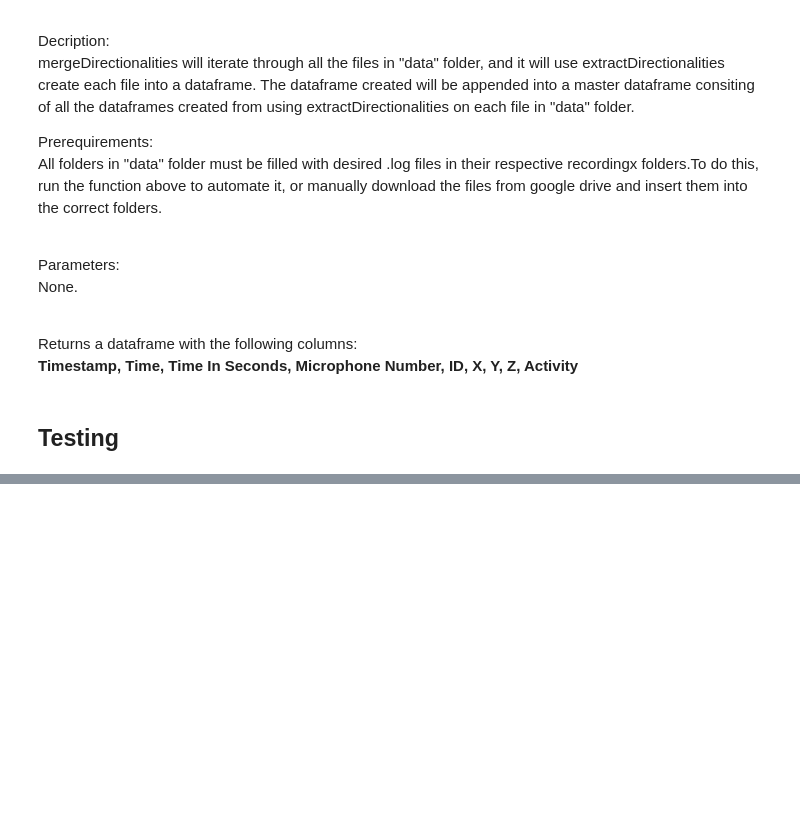
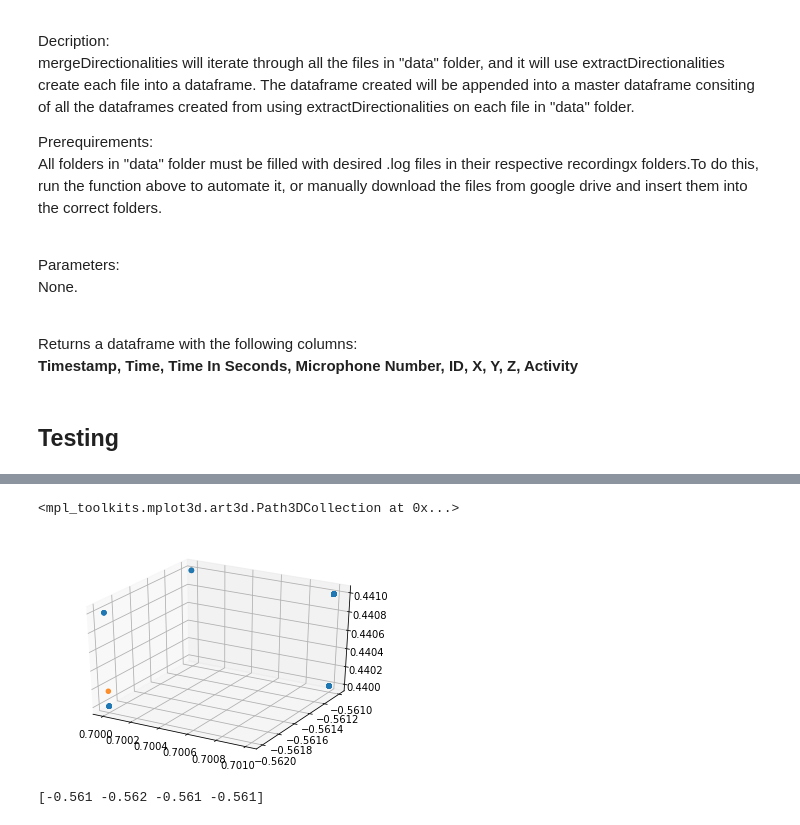
Before and after one commit to yihanhu97/SoundMapping-ODAS, a Jupyter notebook: postprocessing/extractDirectionality.ipynb, the cells around one changed output, grey strips where cells are left out. Cells and saved outputs as stored; diff of their text form; code cells hidden in the pictures; blank space fills up the shorter version.

```diff
--- a/postprocessing/extractDirectionality.ipynb
+++ b/postprocessing/extractDirectionality.ipynb
@@ -158,0 +191,11 @@ To retain the current behavior and silence the warning, pass 'sort=True'.
+# %%
+ax = plt.axes(projection='3d')
+ax.scatter(data['X'].values,data['Y'].values, data['Z'])
+ax.scatter(kmeans.cluster_centers_[:, 0], kmeans.cluster_centers_[:, 1], kmeans.cluster_centers_[:, 2])
+# %% [output]
+<mpl_toolkits.mplot3d.art3d.Path3DCollection at 0x...>
+[figure, added]
+# %%
+print(kmeans.cluster_centers_[:, 1])
+# %% [output]
+[-0.561 -0.562 -0.561 -0.561]
```
Also changed, not shown: parts of 13 cells of this notebook, 7 other files.
